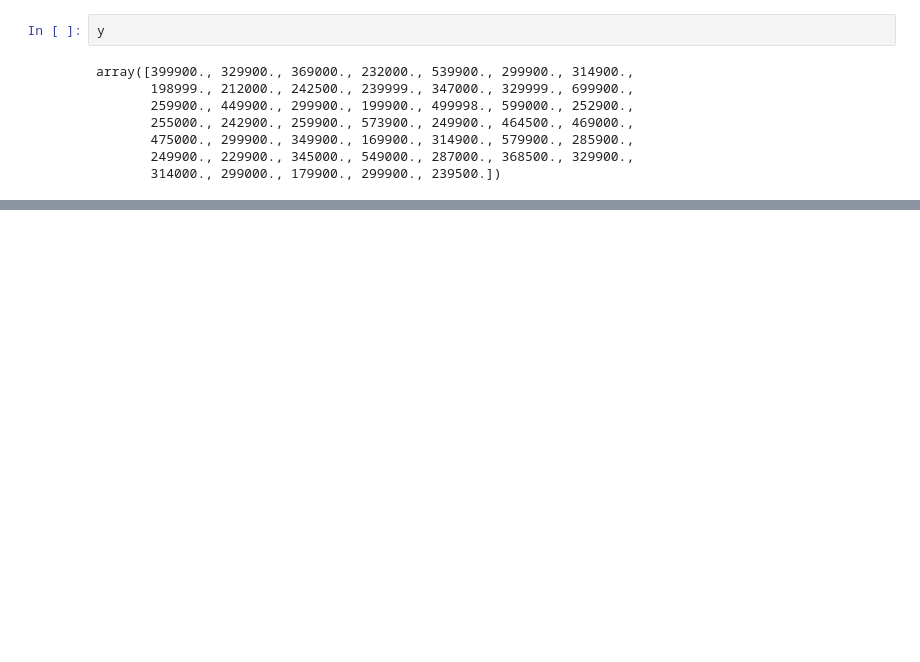
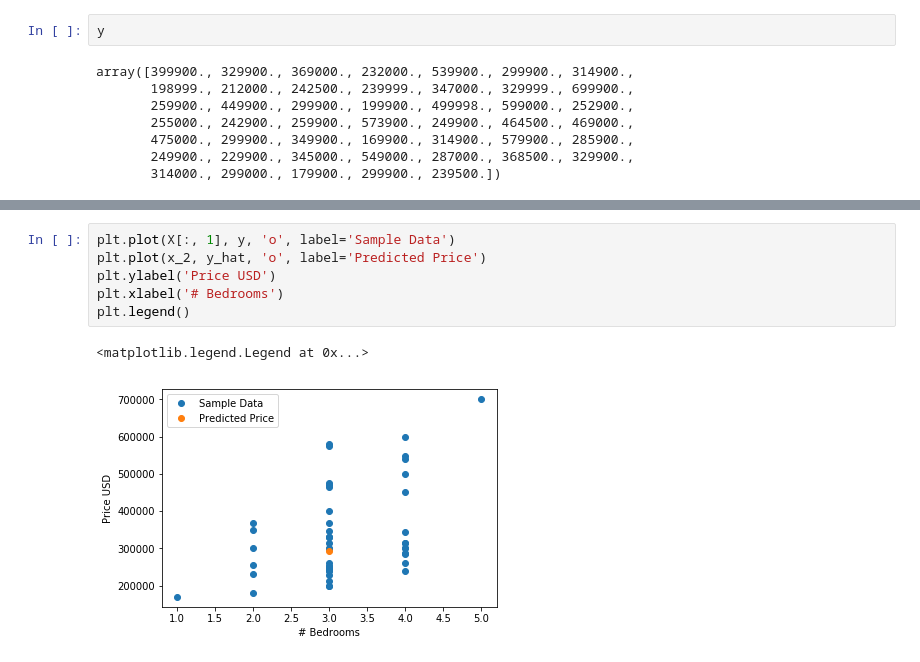
Before and after one commit to jcbaker1/Coursera, a Jupyter notebook: ML/machine-learning-ex1/ex1_python/ex1.ipynb, the cells around one changed output, grey strips where cells are left out. Drawn from its saved outputs; the diff is of its cells as text; blank space fills up the shorter version.

```diff
--- a/ML/machine-learning-ex1/ex1_python/ex1.ipynb
+++ b/ML/machine-learning-ex1/ex1_python/ex1.ipynb
@@ -233,0 +272,9 @@ array([399900., 329900., 369000., 232000., 539900., 299900., 314900.,
+# %%
+plt.plot(X[:, 1], y, 'o', label='Sample Data')
+plt.plot(x_2, y_hat, 'o', label='Predicted Price')
+plt.ylabel('Price USD')
+plt.xlabel('# Bedrooms')
+plt.legend()
+# %% [output]
+<matplotlib.legend.Legend at 0x...>
+[figure, added]
```
Also changed, not shown: parts of 15 cells of this notebook.
